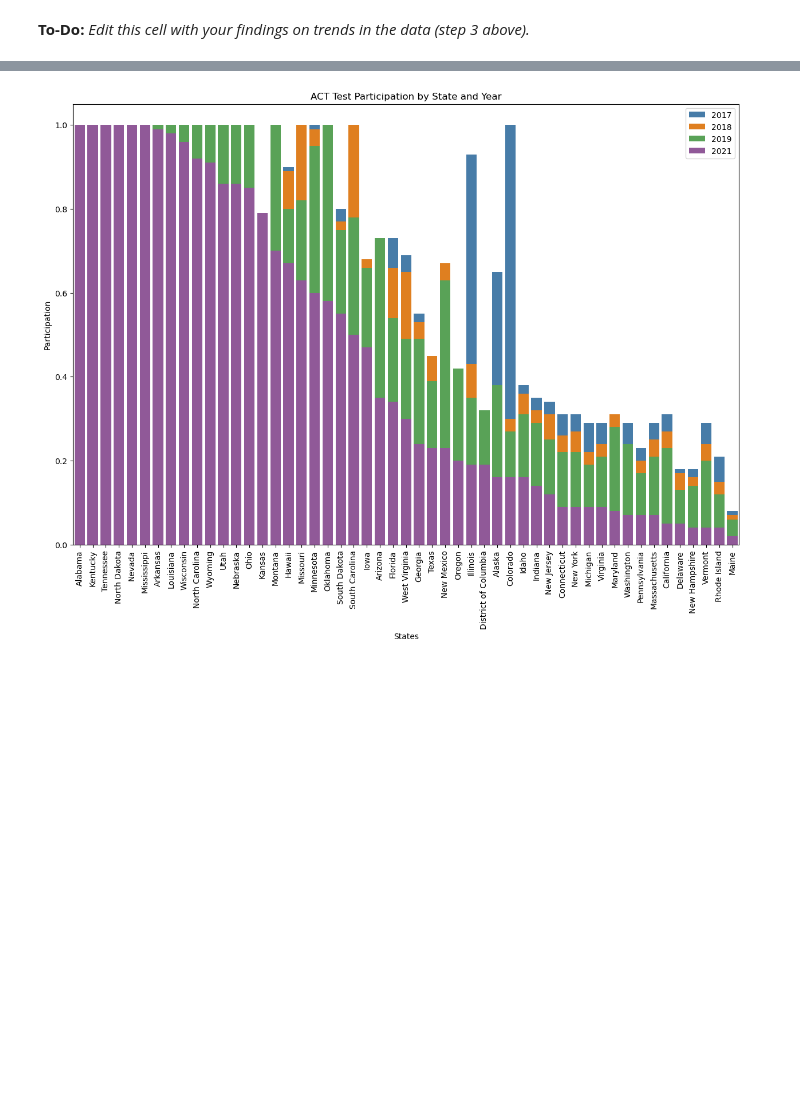
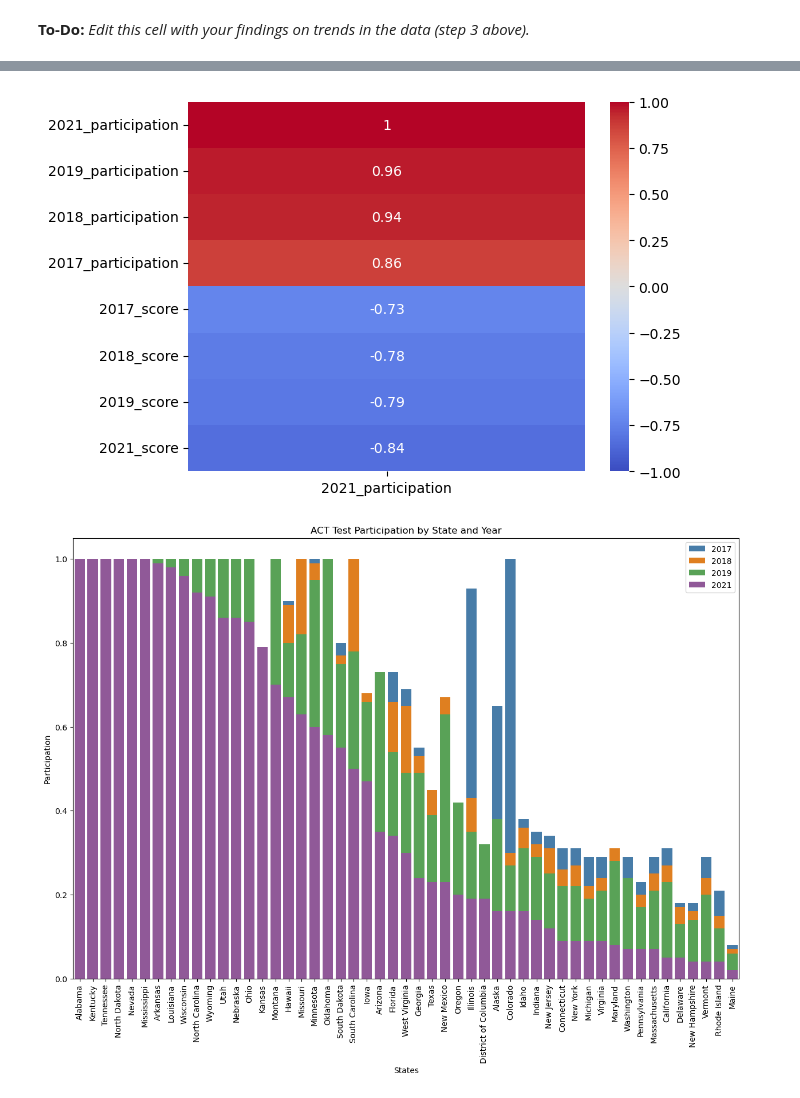
Before and after one commit to argishtiovsepyan/Standardized_Test_Analysis, a Jupyter notebook: code/argishti_project_1.ipynb, the cells around one changed output, grey strips where cells are left out. Drawn from its saved outputs; the diff is of its cells as text; code cells hidden in the pictures; blank space fills up the shorter version.

```diff
--- a/code/argishti_project_1.ipynb
+++ b/code/argishti_project_1.ipynb
@@ -711,3 +755,11 @@ Here are some prompts to get you started with visualizations. Feel free to add a
+# %%
+sns.heatmap(df_act.corr()[['2021_participation']].sort_values(by = '2021_participation', ascending = False),
+            annot = True,
+            cmap = 'coolwarm',
+            vmin = -1,
+            vmax = 1);
+# %% [output]
+[figure, added]
 # %%
 plt.figure(figsize=(15, 10))
 
```
Also changed, not shown: parts of 11 cells of this notebook.
